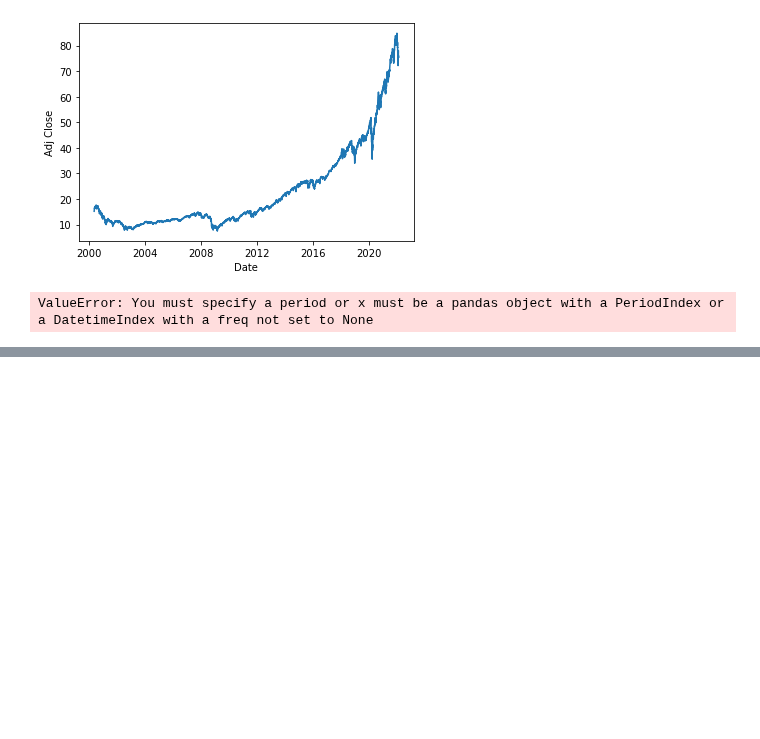
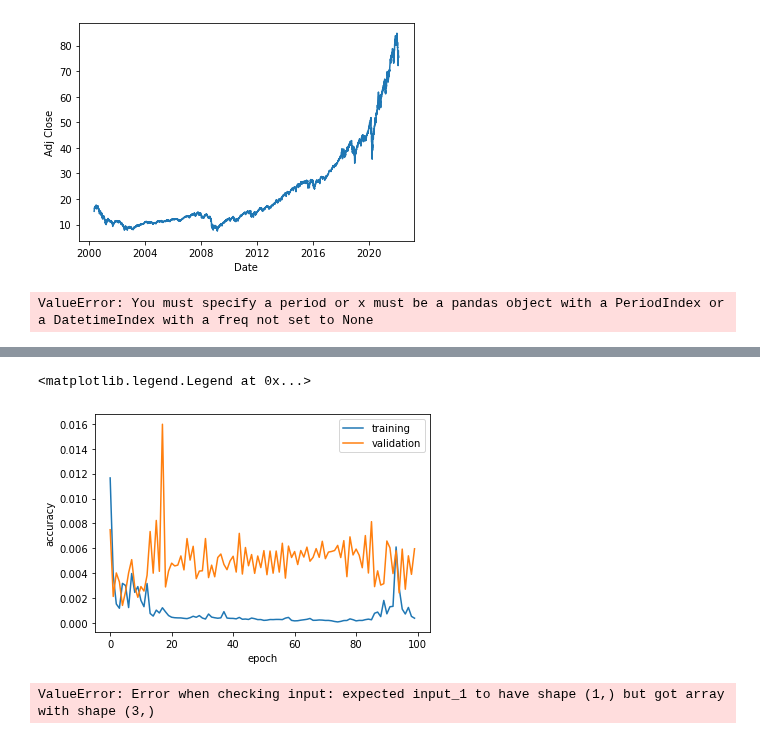
Before and after one commit to lu18cheng/pic16b_stock_analysis, a Jupyter notebook: code/analysis.ipynb, the cells around one changed output, grey strips where cells are left out. Cells and saved outputs as stored; diff of their text form; code cells hidden in the pictures; blank space fills up the shorter version.

```diff
--- a/code/analysis.ipynb
+++ b/code/analysis.ipynb
@@ -275,0 +297,27 @@ plt.xlabel('year')
+# %%
+y = df["GrowthStock_PercentChange"]
+X = df[["Treasury10yr_PercentChange", "exchange_PercentChange", "inflation5yr"]]
+
+# convert to np array
+X = np.array(X, dtype = np.float32)
+y = np.array(y, dtype = np.float32)
+X_train, X_test, y_train, y_test = train_test_split(X, y, test_size = 0.3)
+# %%
+# normalize the dataset
+from sklearn.preprocessing import StandardScaler
+sc = StandardScaler()
+X_train = sc.fit_transform(X_train)
+X_test = sc.transform(X_test)
+# %%
+# model training
+
+# input layer
+input_layer = Input(shape=(X.shape[1],))
+dense_layer_1 = Dense(300, activation='relu')(input_layer)
+dense_layer_2 = Dense(300, activation='relu')(dense_layer_1)
+dense_layer_3 = Dense(300, activation='relu')(dense_layer_2)
+# output layer
+output = Dense(1)(dense_layer_3)
+
+model1 = Model(inputs=input_layer, outputs=output)
+model1.compile(loss="mean_squared_error" , optimizer="adam", metrics=["mean_squared_error"])
@@ -275,0 +345,2 @@ plt.xlabel('year')
+# %%
+history = model1.fit(X_train, y_train, batch_size=2, epochs=100, verbose=1, validation_split=0.2)
@@ -275,0 +365,21 @@ plt.xlabel('year')
+# %%
+# plot the minimimal loss
+plt.plot(history.history["mean_squared_error"], label = "training")
+plt.plot(history.history["val_mean_squared_error"], label = "validation")
+plt.gca().set(xlabel = "epoch", ylabel = "accuracy")
+plt.legend()
+# %% [output]
+<matplotlib.legend.Legend at 0x...>
+[figure, added]
+# %%
+# model evaluation
+from sklearn.metrics import mean_squared_error
+from math import sqrt
+
+pred_train = model.predict(X_train)
+print(np.sqrt(mean_squared_error(y_train,pred_train)))
+
+pred = model.predict(X_test)
+print(np.sqrt(mean_squared_error(y_test,pred)))
+# %% [output]
+ValueError: Error when checking input: expected input_1 to have shape (1,) but got array with shape (3,)
```
Also changed, not shown: parts of 5 cells of this notebook, 1 other file.
